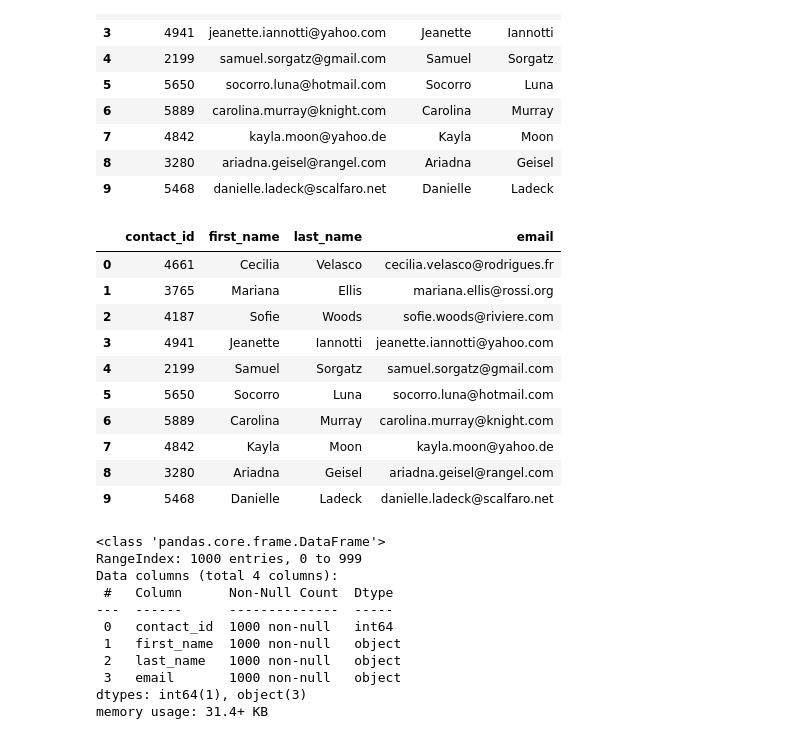
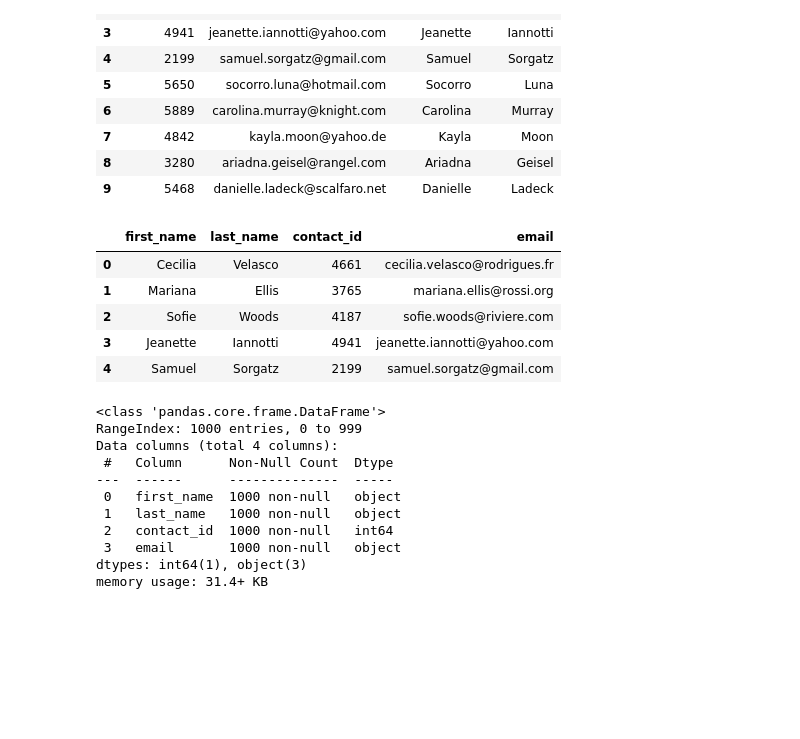
Before and after one commit to JAMayo13240/Crowdfunding_ETL, a Jupyter notebook: Starter_Files/MTaylor_Contacts_ETL_Mini_Project_Starter_Code.ipynb, the cells around one changed output. Drawn from its saved outputs; the diff is of its cells as text; code cells hidden in the pictures; blank space fills up the shorter version.

Commit message:
Final push- Regex portion

```diff
--- a/Starter_Files/MTaylor_Contacts_ETL_Mini_Project_Starter_Code.ipynb
+++ b/Starter_Files/MTaylor_Contacts_ETL_Mini_Project_Starter_Code.ipynb
@@ -441,6 +455,8 @@ dtypes: int64(1), object(1)
 memory usage: 15.8+ KB
 # %%
 # Extract the name of the contact and add it to a new column.
+contact_regex_df['name'] = contact_regex_df['contact_info'].str.extract(r'([^nameil"\s][A-Za-z]+\s+[A-Za-z]+)')
+contact_regex_df.head(10)
 # %% [output]
 |  | contact_info | contact_id | name |
 | 0 | {"contact_id": 4661, "name": "Cec... | 4661 | Cecilia Velasco |
@@ -455,6 +471,8 @@ memory usage: 15.8+ KB
 | 9 | {"contact_id": 5468, "name": "Dan... | 5468 | Danielle Ladeck |
 # %%
 # Extract the email from the contacts and add the values to a new column.
+contact_regex_df['email'] = contact_regex_df['contact_info'].str.extract(r'"(\S+@\S+)"}')
+contact_regex_df.head(10)
 # %% [output]
 |  | contact_info | contact_id | name | email |
 | 0 | {"contact_id": 4661, "name": "Cec... | 4661 | Cecilia Velasco | cecilia.velasco@rodrigues.fr |
@@ -469,6 +487,8 @@ memory usage: 15.8+ KB
 | 9 | {"contact_id": 5468, "name": "Dan... | 5468 | Danielle Ladeck | danielle.ladeck@scalfaro.net |
 # %%
 # Create a copy of the contact_info_df with the 'contact_id', 'name', 'email' columns.
+contact_regex_df_copy = contact_regex_df[['contact_id', 'name', 'email']].copy()
+contact_regex_df_copy.head(10)
 # %% [output]
 |  | contact_id | name | email |
 | 0 | 4661 | Cecilia Velasco | cecilia.velasco@rodrigues.fr |
@@ -483,9 +503,11 @@ memory usage: 15.8+ KB
 | 9 | 5468 | Danielle Ladeck | danielle.ladeck@scalfaro.net |
 # %%
 # Create a "first"name" and "last_name" column with the first and last names from the "name" column.
+contact_regex_df_copy[["first_name","last_name"]] = contact_regex_df_copy["name"].str.split(' ', n=1, expand=True)
 
-
-# Drop the contact_name column
+# Drop the name column
+contacts_df_clean = contact_regex_df_copy.drop(['name'], axis=1)
+contacts_df_clean.head(10)
 # %% [output]
 |  | contact_id | email | first_name | last_name |
 | 0 | 4661 | cecilia.velasco@rodrigues.fr | Cecilia | Velasco |
@@ -500,29 +522,27 @@ memory usage: 15.8+ KB
 | 9 | 5468 | danielle.ladeck@scalfaro.net | Danielle | Ladeck |
 # %%
 # Reorder the columns
+contacts_df_clean = contacts_df_clean[['first_name', 'last_name','contact_id','email']]
+contacts_df_clean.head()
 # %% [output]
-|  | contact_id | first_name | last_name | email |
-| 0 | 4661 | Cecilia | Velasco | cecilia.velasco@rodrigues.fr |
-| 1 | 3765 | Mariana | Ellis | mariana.ellis@rossi.org |
-| 2 | 4187 | Sofie | Woods | sofie.woods@riviere.com |
-| 3 | 4941 | Jeanette | Iannotti | jeanette.iannotti@yahoo.com |
-| 4 | 2199 | Samuel | Sorgatz | samuel.sorgatz@gmail.com |
-| 5 | 5650 | Socorro | Luna | socorro.luna@hotmail.com |
-| 6 | 5889 | Carolina | Murray | carolina.murray@knight.com |
-| 7 | 4842 | Kayla | Moon | kayla.moon@yahoo.de |
-| 8 | 3280 | Ariadna | Geisel | ariadna.geisel@rangel.com |
-| 9 | 5468 | Danielle | Ladeck | danielle.ladeck@scalfaro.net |
+|  | first_name | last_name | contact_id | email |
+| 0 | Cecilia | Velasco | 4661 | cecilia.velasco@rodrigues.fr |
+| 1 | Mariana | Ellis | 3765 | mariana.ellis@rossi.org |
+| 2 | Sofie | Woods | 4187 | sofie.woods@riviere.com |
+| 3 | Jeanette | Iannotti | 4941 | jeanette.iannotti@yahoo.com |
+| 4 | Samuel | Sorgatz | 2199 | samuel.sorgatz@gmail.com |
 # %%
 # Check the datatypes one more time before exporting as CSV file.
+contacts_df_clean.info()
 # %% [output]
 <class 'pandas.core.frame.DataFrame'>
 RangeIndex: 1000 entries, 0 to 999
 Data columns (total 4 columns):
  #   Column      Non-Null Count  Dtype
 ---  ------      --------------  -----
- 0   contact_id  1000 non-null   int64
- 1   first_name  1000 non-null   object
- 2   last_name   1000 non-null   object
+ 0   first_name  1000 non-null   object
+ 1   last_name   1000 non-null   object
+ 2   contact_id  1000 non-null   int64
  3   email       1000 non-null   object
 dtypes: int64(1), object(3)
 memory usage: 31.4+ KB
```
Also changed, not shown: parts of 6 cells of this notebook, 3 other files.
